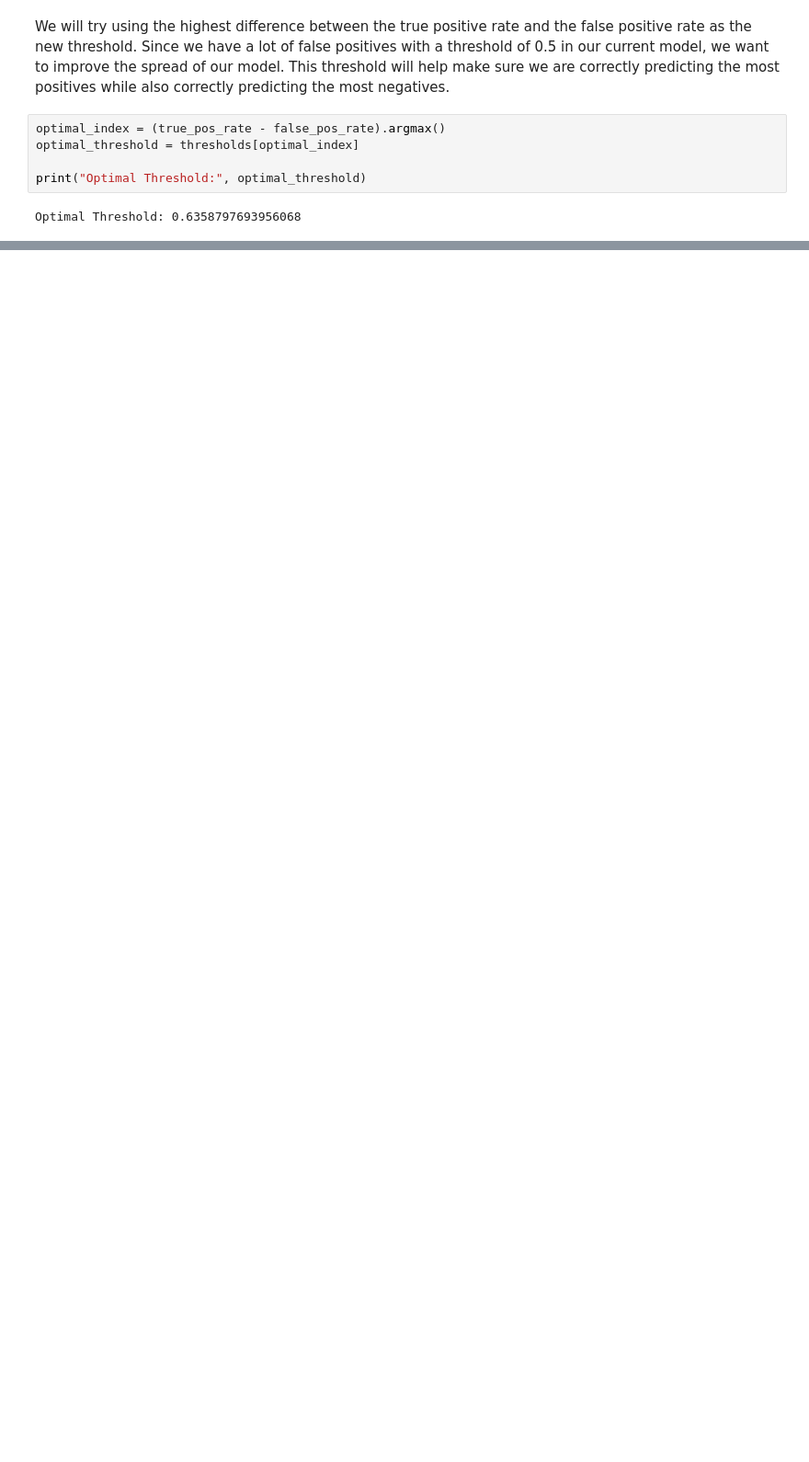
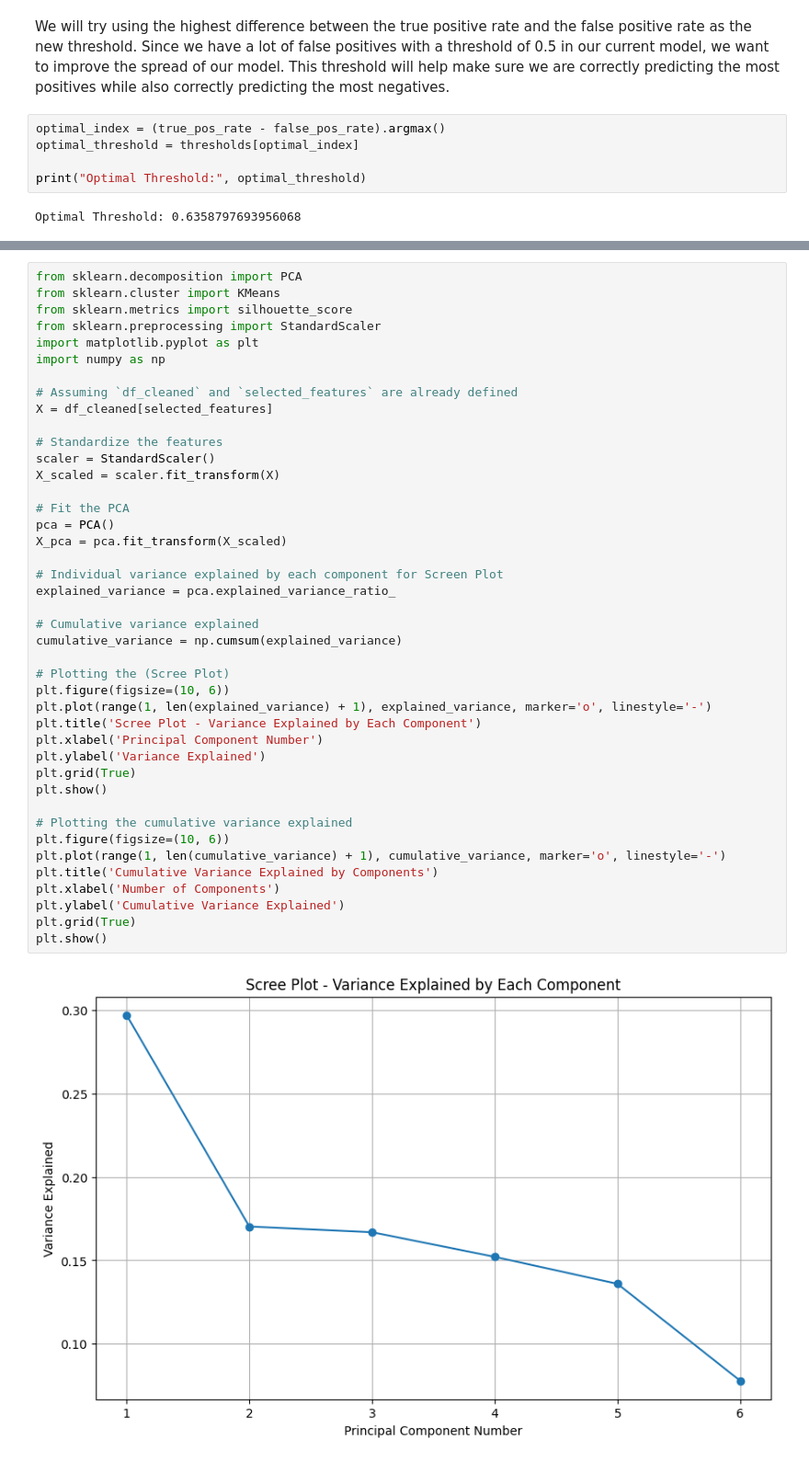
Before and after one commit to ryancarneyy/Spotifly, a Jupyter notebook: spotifly.ipynb, the cells around one changed output, grey strips where cells are left out. Shown at 92% size. Cells and saved outputs as stored; diff of their text form; blank space fills up the shorter version.

```diff
--- a/spotifly.ipynb
+++ b/spotifly.ipynb
@@ -590,0 +844,44 @@ Optimal Threshold: 0.6358797693956068
+# %%
+from sklearn.decomposition import PCA
+from sklearn.cluster import KMeans
+from sklearn.metrics import silhouette_score
+from sklearn.preprocessing import StandardScaler
+import matplotlib.pyplot as plt
+import numpy as np
+
+# Assuming `df_cleaned` and `selected_features` are already defined
+X = df_cleaned[selected_features]
+
+# Standardize the features
+scaler = StandardScaler()
+X_scaled = scaler.fit_transform(X)
+
+# Fit the PCA
+pca = PCA()
+X_pca = pca.fit_transform(X_scaled)
+
+# Individual variance explained by each component for Screen Plot
+explained_variance = pca.explained_variance_ratio_
+
+# Cumulative variance explained
+cumulative_variance = np.cumsum(explained_variance)
+
+# Plotting the (Scree Plot)
+plt.figure(figsize=(10, 6))
+plt.plot(range(1, len(explained_variance) + 1), explained_variance, marker='o', linestyle='-')
+plt.title('Scree Plot - Variance Explained by Each Component')
+plt.xlabel('Principal Component Number')
+plt.ylabel('Variance Explained')
+plt.grid(True)
+plt.show()
+
+# Plotting the cumulative variance explained
+plt.figure(figsize=(10, 6))
+plt.plot(range(1, len(cumulative_variance) + 1), cumulative_variance, marker='o', linestyle='-')
+plt.title('Cumulative Variance Explained by Components')
+plt.xlabel('Number of Components')
+plt.ylabel('Cumulative Variance Explained')
+plt.grid(True)
+plt.show()
+# %% [output]
+[figure, added]
```
Also changed, not shown: parts of 28 cells of this notebook.
